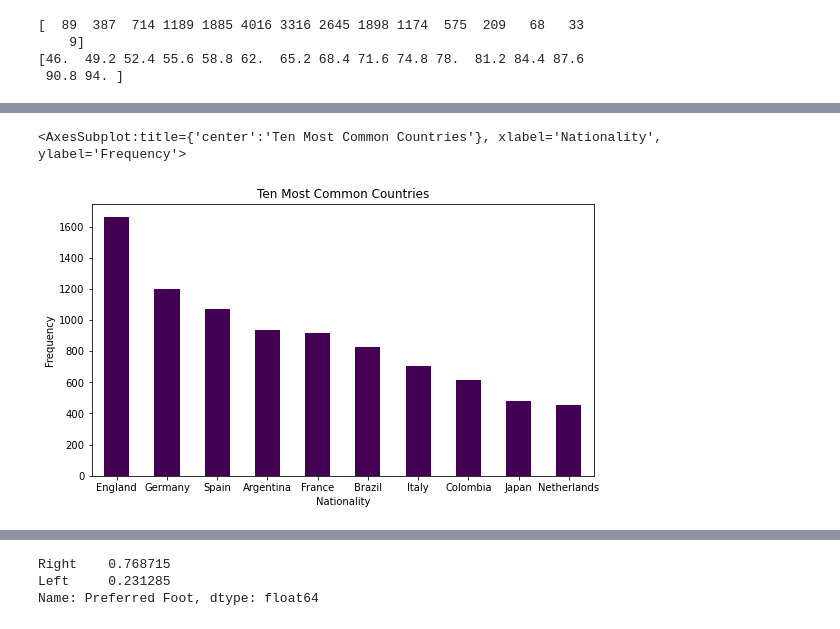
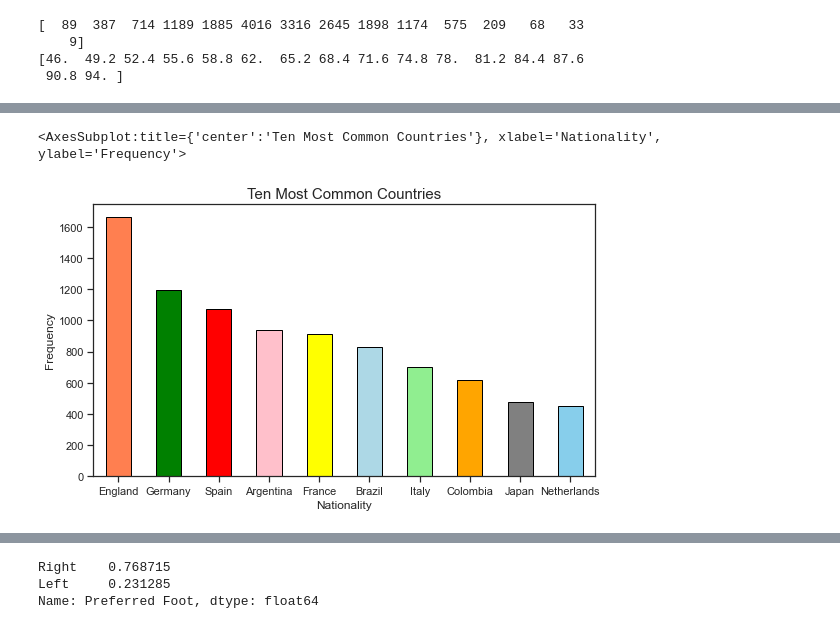
Before and after one commit to g-st180/FIFA19_Visualisation, a Jupyter notebook: FIFA_Notebook-Copy1.ipynb, the cells around one changed output, grey strips where cells are left out. Cells and saved outputs as stored; diff of their text form; code cells hidden in the pictures.

```diff
--- a/FIFA_Notebook-Copy1.ipynb
+++ b/FIFA_Notebook-Copy1.ipynb
@@ -21,0 +25,2 @@ df.shape
+# %%
+df['Contract Valid Until']= pd.to_datetime(df["Contract Valid Until"])
@@ -44,8 +109,8 @@ plt.show()
 # %%
 plt.xlabel('Nationality')
 plt.ylabel('Frequency')
-plt.title('Ten Most Common Countries')
-df['Nationality'].value_counts().nlargest(10).plot(kind='bar',figsize=(9,5), cmap='viridis',rot=0)
+plt.title('Ten Most Common Countries',fontsize=15)
+df['Nationality'].value_counts().nlargest(10).plot(kind='bar',figsize=(9,5),color=['coral','green','red','pink','yellow','lightblue','lightgreen','orange','gray','skyblue'],rot=0,edgecolor='black')
 # %% [output]
 <AxesSubplot:title={'center':'Ten Most Common Countries'}, xlabel='Nationality', ylabel='Frequency'>
-[figure, old version]
+[figure, new version]
```
Also changed, not shown: parts of 25 cells of this notebook.
